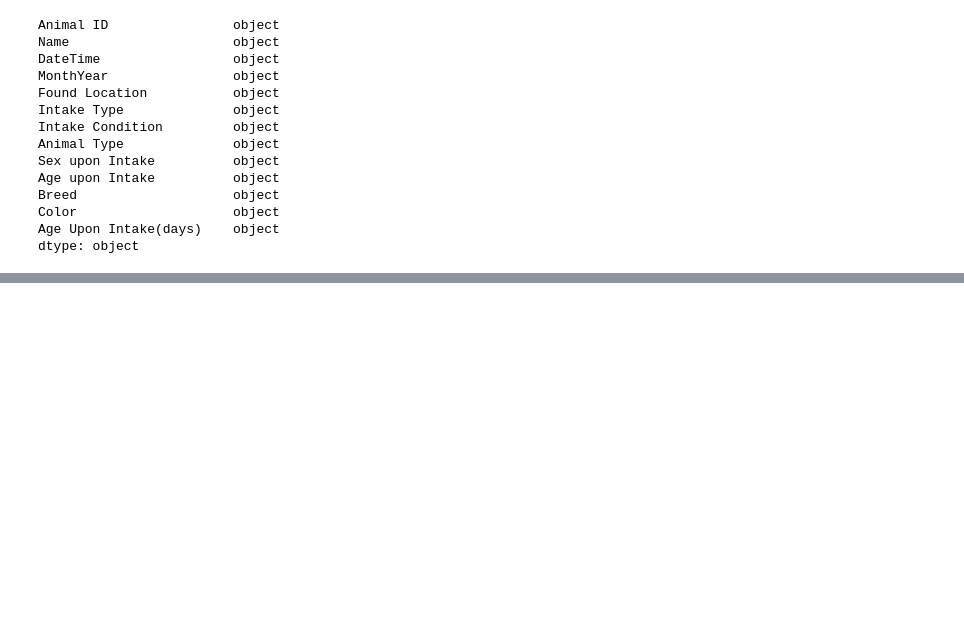
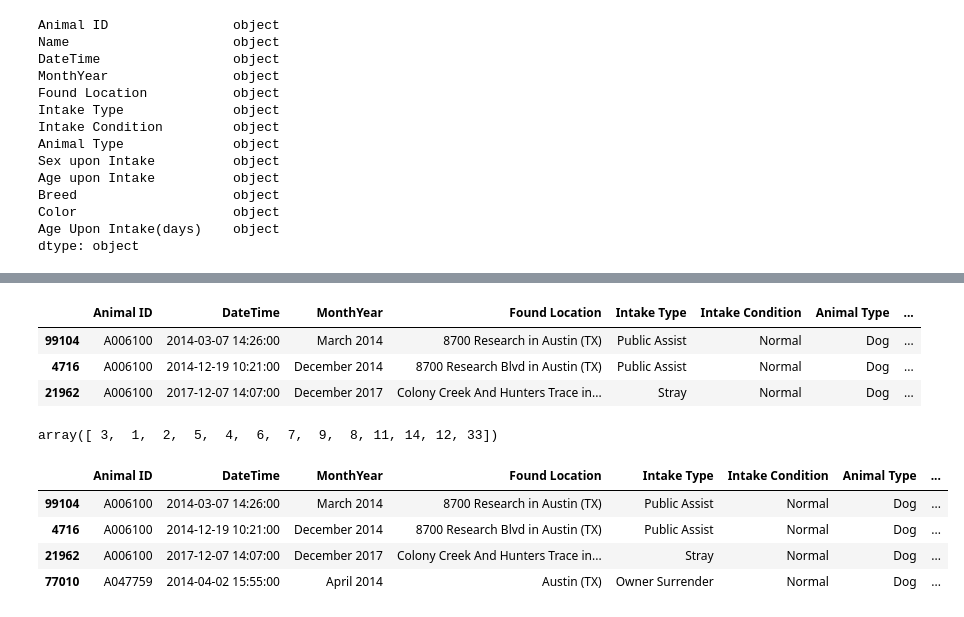
Before and after one commit to CorinneBean/Project_A_Team, a Jupyter notebook: AAC_Files/AAC_Intake_etl_step1.ipynb, the cells around one changed output, grey strips where cells are left out. Cells and saved outputs as stored; diff of their text form; code cells hidden in the pictures; blank space fills up the shorter version.

```diff
--- a/AAC_Files/AAC_Intake_etl_step1.ipynb
+++ b/AAC_Files/AAC_Intake_etl_step1.ipynb
@@ -137,0 +208,3 @@ intake_df.to_csv('AAC_Intake_etl.csv')
+# %%
+# Removing the rows where Intake_type = 'Wildlife' to avoid skewed data.
+intake_df=intake_df[intake_df['Intake Type']!= 'Wildlife']
@@ -137,0 +236,25 @@ intake_df.to_csv('AAC_Intake_etl.csv')
+# %%
+# Sorting the dataframe based on the Animal ID and DateTime columns
+
+intake_df = intake_df.sort_values(by=['Animal ID','DateTime'], ascending = [True, True])
+intake_df.head(3)
+# %% [output]
+|  | Animal ID | DateTime | MonthYear | Found Location | Intake Type | Intake Condition | Animal Type | ... |
+| 99104 | A006100 | 2014-03-07 14:26:00 | March 2014 | 8700 Research in Austin (TX) | Public Assist | Normal | Dog | ... |
+| 4716 | A006100 | 2014-12-19 10:21:00 | December 2014 | 8700 Research Blvd in Austin (TX) | Public Assist | Normal | Dog | ... |
+| 21962 | A006100 | 2017-12-07 14:07:00 | December 2017 | Colony Creek And Hunters Trace in... | Stray | Normal | Dog | ... |
+# %%
+# Getting the Unique count of the Intake Frequency to
+
+intake_df['Intake Frequency'] = intake_df.groupby('Animal ID')['Animal ID'].transform('count')
+intake_df['Intake Frequency'].unique()
+# %% [output]
+array([ 3,  1,  2,  5,  4,  6,  7,  9,  8, 11, 14, 12, 33])
+# %%
+intake_df.head(4)
+# %% [output]
+|  | Animal ID | DateTime | MonthYear | Found Location | Intake Type | Intake Condition | Animal Type | ... |
+| 99104 | A006100 | 2014-03-07 14:26:00 | March 2014 | 8700 Research in Austin (TX) | Public Assist | Normal | Dog | ... |
+| 4716 | A006100 | 2014-12-19 10:21:00 | December 2014 | 8700 Research Blvd in Austin (TX) | Public Assist | Normal | Dog | ... |
+| 21962 | A006100 | 2017-12-07 14:07:00 | December 2017 | Colony Creek And Hunters Trace in... | Stray | Normal | Dog | ... |
+| 77010 | A047759 | 2014-04-02 15:55:00 | April 2014 | Austin (TX) | Owner Surrender | Normal | Dog | ... |
```
Also changed, not shown: parts of 14 cells of this notebook, 8 other files.
